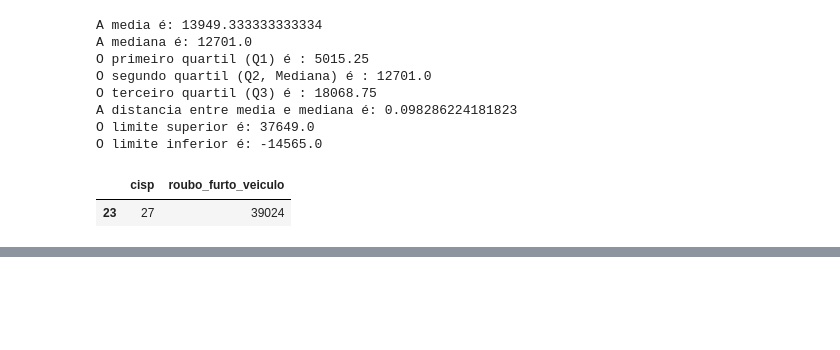
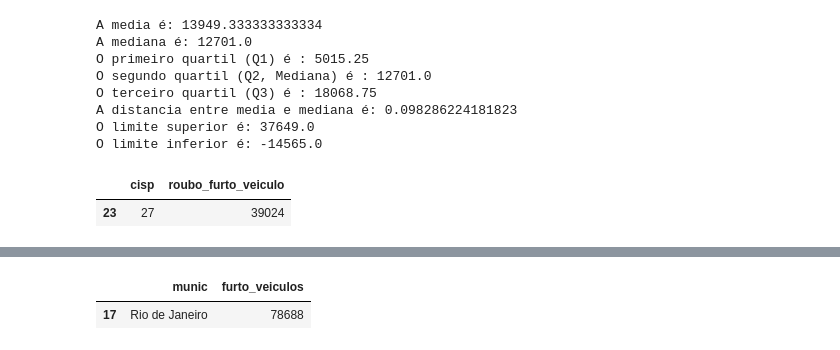
Before and after one commit to Luisfernandesbfr/aula_python_senac, a Jupyter notebook: desafio_aula2811.ipynb, the cells around one changed output, grey strips where cells are left out. Drawn from its saved outputs; the diff is of its cells as text; code cells hidden in the pictures; blank space fills up the shorter version.

```diff
--- a/desafio_aula2811.ipynb
+++ b/desafio_aula2811.ipynb
@@ -442,0 +457,23 @@ df_metropole_furto_veiculo
+# %%
+#Calcular as medidas estatísticas
+media_metropole_furto_veiculo = np.mean(array_metropole_furto_veiculo)
+media_metropole_furto_veiculo = np.median(array_metropole_furto_veiculo)
+q1_metropole_furto_veiculo = np.quantile(array_metropole_furto_veiculo, 0.25)
+q2_metropole_furto_veiculo = np.quantile(array_metropole_furto_veiculo, 0.50)
+q3_metropole_furto_veiculo = np.quantile(array_metropole_furto_veiculo, 0.75)
+iqr_metropole_furto_veiculo = q3_metropole_furto_veiculo - q1_metropole_furto_veiculo
+limite_superior_metropole_furto_veiculo = q3_metropole_furto_veiculo + (1.5 * iqr_metropole_furto_veiculo   )
+limite_inferior_metropole_furto_veiculo = q1_metropole_furto_veiculo - (1.5 * iqr_metropole_furto_veiculo   )
+
+#Calcular a distancia entre media e mediana
+distancia_metropole_furto_veiculo = (media_metropole_furto_veiculo - media_metropole_furto_veiculo) / media_metropole_furto_veiculo
+
+#Exibir os resultados
+print(f'A media é: {media_metropole_furto_veiculo}')
+print(f'A mediana é: {media_metropole_furto_veiculo}')
+print(f'O primeiro quartil (Q1) é : {q1_metropole_furto_veiculo}')
+print(f'O segundo quartil (Q2, Mediana) é : {q2_metropole_furto_veiculo}')
+print(f'O terceiro quartil (Q3) é : {q3_metropole_furto_veiculo}')
+print(f'A distancia entre media e mediana é: {distancia_metropole_furto_veiculo}')
+print(f'O limite superior é: {limite_superior_metropole_furto_veiculo}')
+print(f'O limite inferior é: {limite_inferior_roubo_furto_veiculo_rj}')
@@ -442,0 +489,7 @@ df_metropole_furto_veiculo
+# %%
+#Identificar outliers
+outliers_metropole_furto_veiculo = df_metropole_furto_veiculo.loc[df_metropole_furto_veiculo['furto_veiculos'] > limite_superior_metropole_furto_veiculo]
+outliers_metropole_furto_veiculo
+# %% [output]
+|  | munic | furto_veiculos |
+| 17 | Rio de Janeiro | 78688 |
```
Also changed, not shown: parts of 7 cells of this notebook.
